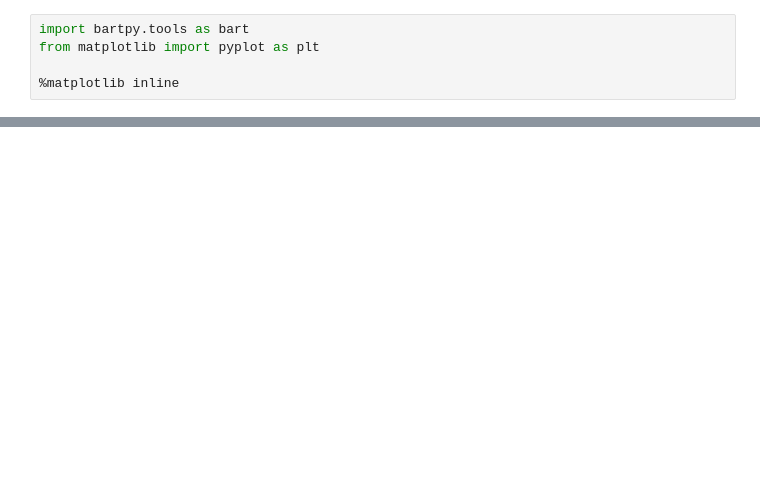
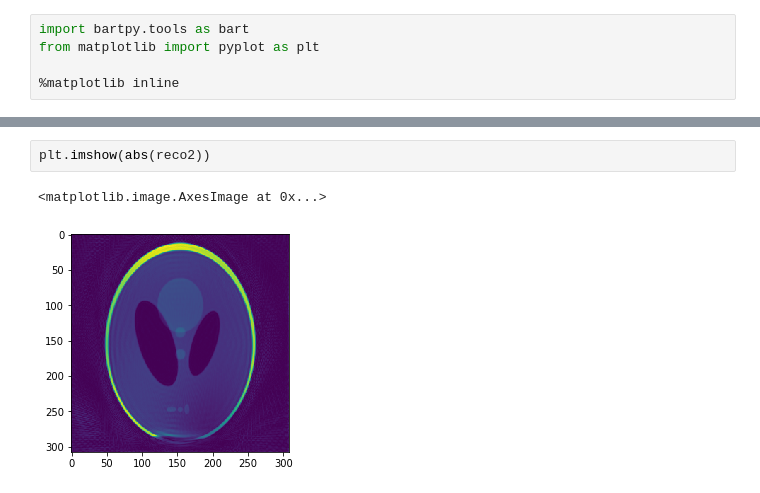
Before and after one commit to malits/bartpy, a Jupyter notebook: demos/Non-Cartesian MRI Using BART.ipynb, the cells around one changed output, grey strips where cells are left out. Saved outputs shown, nothing was run; the diff lists cells and outputs as text; blank space fills up the shorter version.

```diff
--- a/demos/Non-Cartesian MRI Using BART.ipynb
+++ b/demos/Non-Cartesian MRI Using BART.ipynb
@@ -50,0 +44,5 @@ reco2 = bart.pics(ksp_sim, sens, S=True, r=0.001, t=traj_rad2)
+# %%
+plt.imshow(abs(reco2))
+# %% [output]
+<matplotlib.image.AxesImage at 0x...>
+[figure, added]
```
Also changed, not shown: parts of 13 cells of this notebook, 7 other files.
